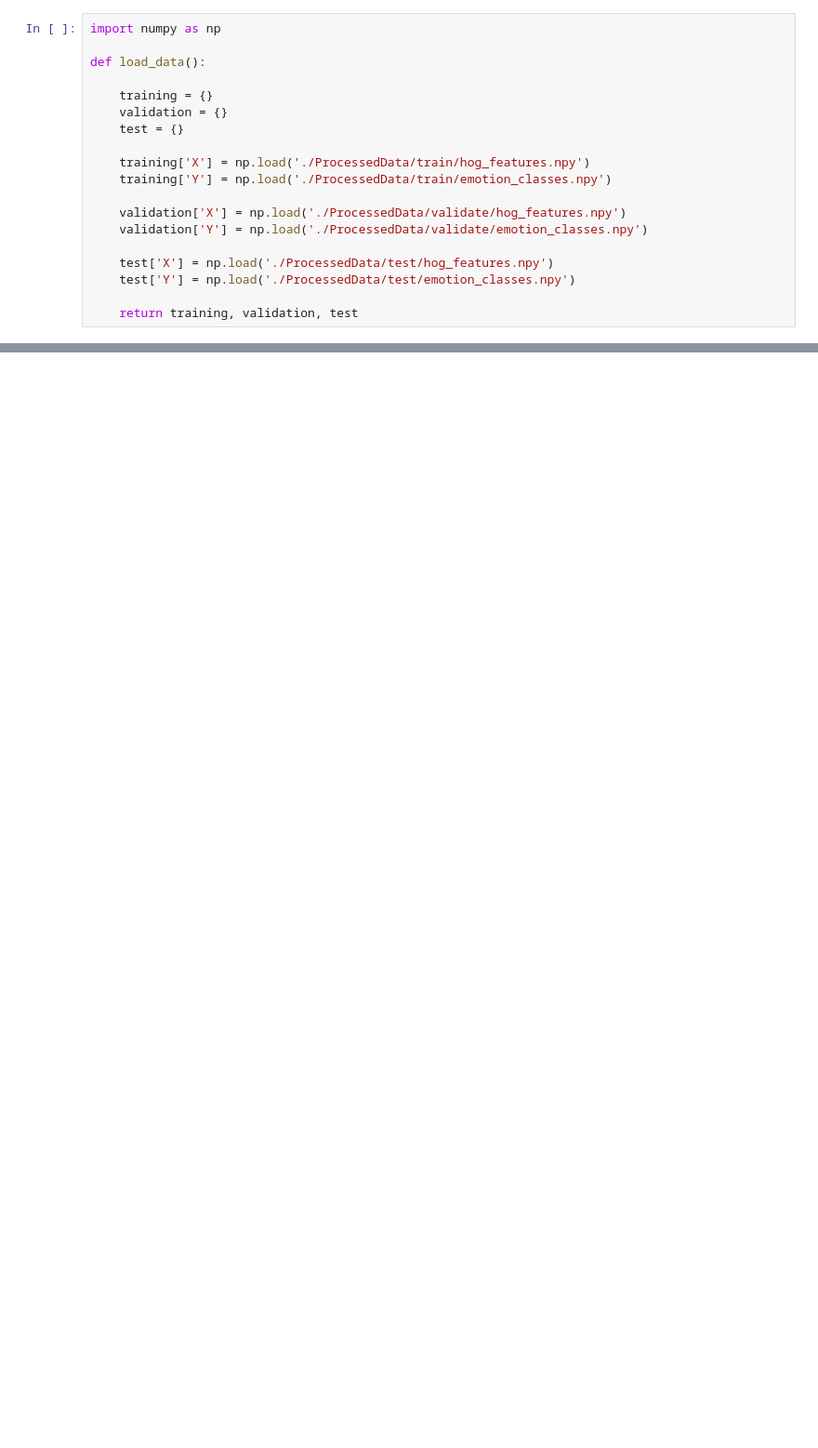
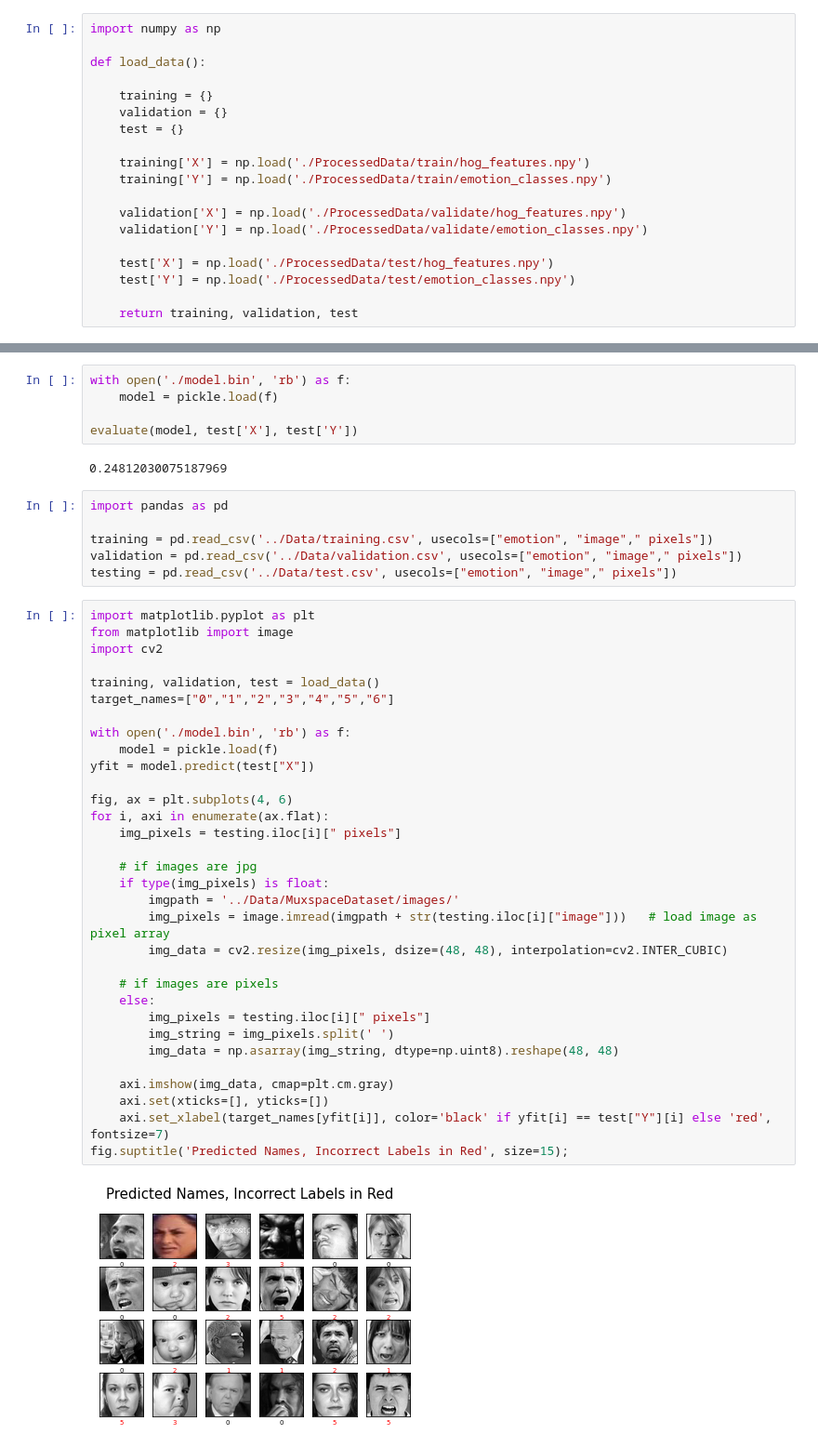
Before and after one commit to yuxuanyao/APS360, a Jupyter notebook: BaselineModel/svm_training.ipynb, the cells around one changed output, grey strips where cells are left out. Shown: that part at 93% size. Drawn from its saved outputs; the diff is of its cells as text; blank space fills up the shorter version.

Commit message:
add svm training

```diff
--- a/BaselineModel/svm_training.ipynb
+++ b/BaselineModel/svm_training.ipynb
@@ -51,0 +124,47 @@ train()
+# %%
+with open('./model.bin', 'rb') as f:
+    model = pickle.load(f)
+
+evaluate(model, test['X'], test['Y'])
+# %% [output]
+0.24812030075187969
+# %%
+import pandas as pd
+
+training = pd.read_csv('../Data/training.csv', usecols=["emotion", "image"," pixels"])
+validation = pd.read_csv('../Data/validation.csv', usecols=["emotion", "image"," pixels"])
+testing = pd.read_csv('../Data/test.csv', usecols=["emotion", "image"," pixels"])
+# %%
+import matplotlib.pyplot as plt
+from matplotlib import image
+import cv2
+
+training, validation, test = load_data()
+target_names=["0","1","2","3","4","5","6"]
+
+with open('./model.bin', 'rb') as f:
+    model = pickle.load(f)
+yfit = model.predict(test["X"])
+
+fig, ax = plt.subplots(4, 6)
+for i, axi in enumerate(ax.flat):
+    img_pixels = testing.iloc[i][" pixels"]
+
+    # if images are jpg
+    if type(img_pixels) is float:
+        imgpath = '../Data/MuxspaceDataset/images/'
+        img_pixels = image.imread(imgpath + str(testing.iloc[i]["image"]))   # load image as pixel array
+        img_data = cv2.resize(img_pixels, dsize=(48, 48), interpolation=cv2.INTER_CUBIC)
+
+    # if images are pixels
+    else:
+        img_pixels = testing.iloc[i][" pixels"]
+        img_string = img_pixels.split(' ')
+        img_data = np.asarray(img_string, dtype=np.uint8).reshape(48, 48)
+
+    axi.imshow(img_data, cmap=plt.cm.gray)
+    axi.set(xticks=[], yticks=[])
+    axi.set_xlabel(target_names[yfit[i]], color='black' if yfit[i] == test["Y"][i] else 'red', fontsize=7)
+fig.suptitle('Predicted Names, Incorrect Labels in Red', size=15);
+# %% [output]
+[figure, added]
```
Also changed, not shown: parts of 5 cells of this notebook, 1 other file.
